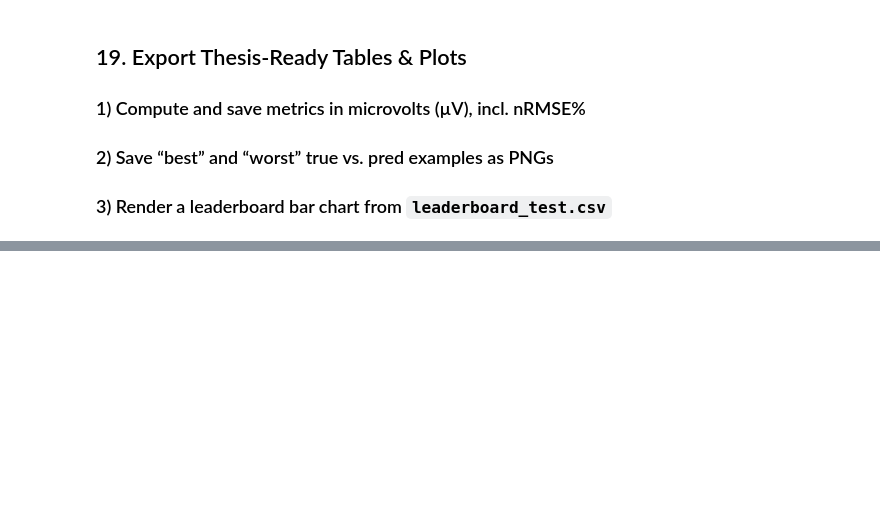
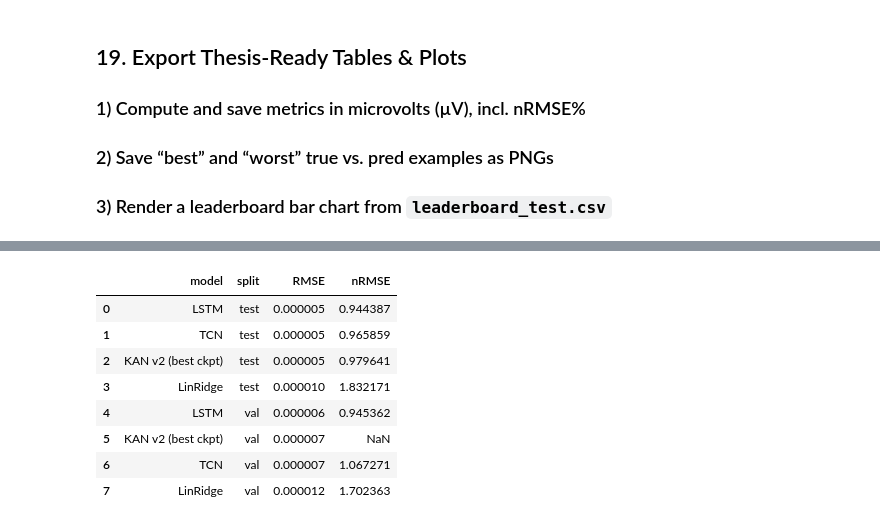
Before and after one commit to tairakhayev/kanproject, a Jupyter notebook: TimeSeriesForecast/main.ipynb, the cells around one changed output, grey strips where cells are left out. Drawn from its saved outputs; the diff is of its cells as text; code cells hidden in the pictures; blank space fills up the shorter version.

```diff
--- a/TimeSeriesForecast/main.ipynb
+++ b/TimeSeriesForecast/main.ipynb
@@ -1696,0 +2543,24 @@ NameError: name 'ytrue' is not defined
+# %%
+# ==== Baseline 3: TCN ====
+from kanlib.models.tcn import TCNLite
+
+tcn_model = TCNLite(C=C, L=L, H=H, hidden=64, n_blocks=3, kernel_size=3, dropout=0.1, target_mode=tmode)
+(tcn_val_rmse, tcn_val_nrmse, tcn_rmse_h_val), (tcn_tst_rmse, tcn_tst_nrmse, tcn_rmse_h_tst), tcn_model = \
+    train_eval_torch_model(tcn_model, train_loader, val_loader, test_loader, epochs=15, lr=1e-3, weight_decay=5e-4)
+
+df_tcn = pd.DataFrame([
+    {"model": "TCN", "split": "val",  "RMSE": tcn_val_rmse, "nRMSE": tcn_val_nrmse},
+    {"model": "TCN", "split": "test", "RMSE": tcn_tst_rmse, "nRMSE": tcn_tst_nrmse},
+])
+df_baselines = pd.concat([df_baselines, df_tcn], ignore_index=True)
+df_baselines.sort_values(["split","RMSE"]).reset_index(drop=True)
+# %% [output]
+|  | model | split | RMSE | nRMSE |
+| 0 | LSTM | test | 0.000005 | 0.944387 |
+| 1 | TCN | test | 0.000005 | 0.965859 |
+| 2 | KAN v2 (best ckpt) | test | 0.000005 | 0.979641 |
+| 3 | LinRidge | test | 0.000010 | 1.832171 |
+| 4 | LSTM | val | 0.000006 | 0.945362 |
+| 5 | KAN v2 (best ckpt) | val | 0.000007 | NaN |
+| 6 | TCN | val | 0.000007 | 1.067271 |
+| 7 | LinRidge | val | 0.000012 | 1.702363 |
```
Also changed, not shown: parts of 19 cells of this notebook, 1 other file.
